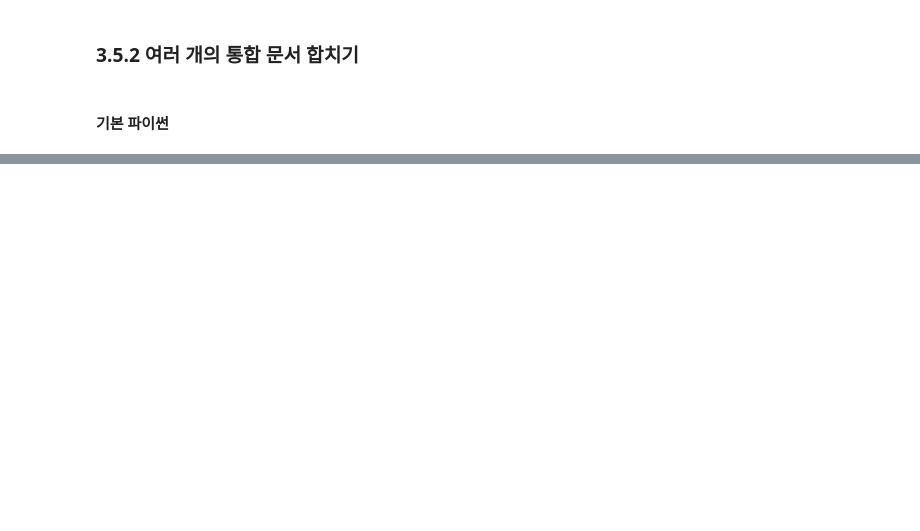
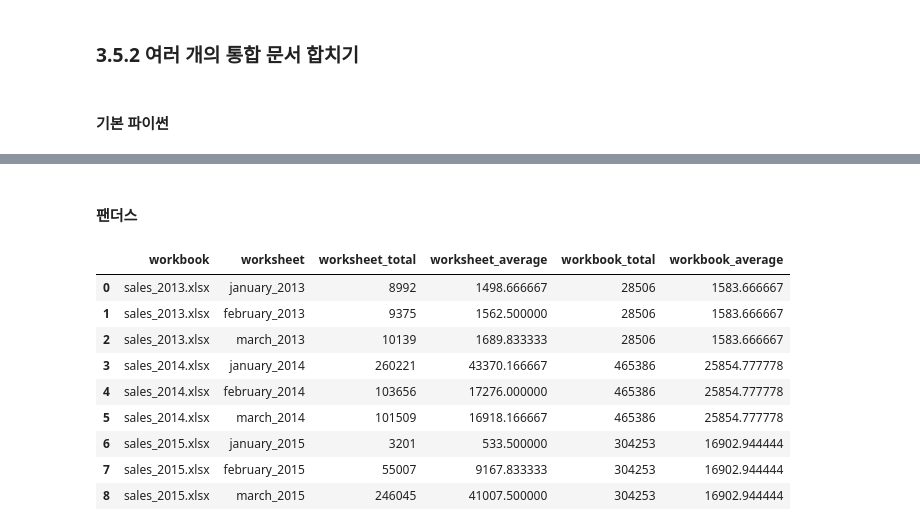
Before and after one commit to no-use-rami/analytics-with-python, a Jupyter notebook: 3장/3.4~3.6.ipynb, the cells around one changed output, grey strips where cells are left out. Saved outputs shown, nothing was run; the diff lists cells and outputs as text; code cells hidden in the pictures; blank space fills up the shorter version.

```diff
--- a/3장/3.4~3.6.ipynb
+++ b/3장/3.4~3.6.ipynb
@@ -214,0 +373,74 @@ sales_2015.xlsx
+# %% [markdown]
+#### 팬더스
+# %%
+import pandas as pd
+import glob
+import os
+
+input_path = "./"
+output_file = "13pandas_output.xls"
+
+all_workbooks = glob.glob(os.path.join(input_path, '*.xlsx'))
+data_frames = []
+
+for workbook in all_workbooks:
+    all_worksheets = pd.read_excel(workbook, sheetname=None, index_col=None)
+    workbook_total_sales = []
+    workbook_number_of_sales = []
+    worksheet_data_frames = []
+    worksheets_data_frame = None
+    workbook_data_frame = None
+    #빈 리스트는 []로 시작하고, 빈 데이터프레임은 None으로 시작한다
+
+    for worksheet_name, data in all_worksheets.items():
+        total_sales = pd.DataFrame([float(str(value).strip('$').replace(',','')) \
+                                          for value in data.loc[:, 'Sale Amount']]).sum()
+        number_of_sales = len(data.loc[:,'Sale Amount'])
+        average_sales = pd.DataFrame(total_sales / number_of_sales)
+
+        workbook_total_sales.append(total_sales)
+        workbook_number_of_sales.append(number_of_sales)
+
+        data = {'workbook': os.path.basename(workbook),
+                'worksheet': worksheet_name,
+                'worksheet_total': total_sales,
+                'worksheet_average': average_sales}
+        #for 문이 돌면서 계산한 데이터들을 키-값으로 묶어 data 딕셔너리에 저장한다
+
+        worksheet_data_frames.append(pd.DataFrame(data, columns=['workbook','worksheet','worksheet_total','worksheet_average']))
+    worksheets_data_frame = pd.concat(worksheet_data_frames, axis=0, ignore_index=True)
+
+    workbook_total = pd.DataFrame(workbook_total_sales).sum()
+    workbook_total_number_of_sales = pd.DataFrame(workbook_number_of_sales).sum()
+    workbook_average = pd.DataFrame(workbook_total / workbook_total_number_of_sales)
+
+    workbook_stats = {'workbook': os.path.basename(workbook),
+                      'workbook_total': workbook_total,
+                      'workbook_average': workbook_average}
+
+    workbook_stats = pd.DataFrame(workbook_stats, columns=['workbook','workbook_total','workbook_average'])
+    workbook_data_frame = pd.merge(worksheets_data_frame, workbook_stats, on='workbook', how='left')
+    #계산된 데이터가 있는 worksheets_data_frame과, 분류가 있는 workbook_stats를 workbook 이름 기준으로 left join한다
+
+    data_frames.append(workbook_data_frame)
+    #아직 파일 별로 각각의 데이터프레임이 존재함
+
+    all_data_concatenated = pd.concat(data_frames, axis=0, ignore_index = True)
+    #세로로 합쳐 준다
+
+writer = pd.ExcelWriter(output_file)
+all_data_concatenated.to_excel(writer, sheet_name='sums_and_averages', index=False)
+writer.save()
+
+pd.read_excel("13pandas_output.xls")
+# %% [output]
+|  | workbook | worksheet | worksheet_total | worksheet_average | workbook_total | workbook_average |
+| 0 | sales_2013.xlsx | january_2013 | 8992 | 1498.666667 | 28506 | 1583.666667 |
+| 1 | sales_2013.xlsx | february_2013 | 9375 | 1562.500000 | 28506 | 1583.666667 |
+| 2 | sales_2013.xlsx | march_2013 | 10139 | 1689.833333 | 28506 | 1583.666667 |
+| 3 | sales_2014.xlsx | january_2014 | 260221 | 43370.166667 | 465386 | 25854.777778 |
+| 4 | sales_2014.xlsx | february_2014 | 103656 | 17276.000000 | 465386 | 25854.777778 |
+| 5 | sales_2014.xlsx | march_2014 | 101509 | 16918.166667 | 465386 | 25854.777778 |
+| 6 | sales_2015.xlsx | january_2015 | 3201 | 533.500000 | 304253 | 16902.944444 |
+| 7 | sales_2015.xlsx | february_2015 | 55007 | 9167.833333 | 304253 | 16902.944444 |
+| 8 | sales_2015.xlsx | march_2015 | 246045 | 41007.500000 | 304253 | 16902.944444 |
```
Also changed, not shown: parts of 12 cells of this notebook.
